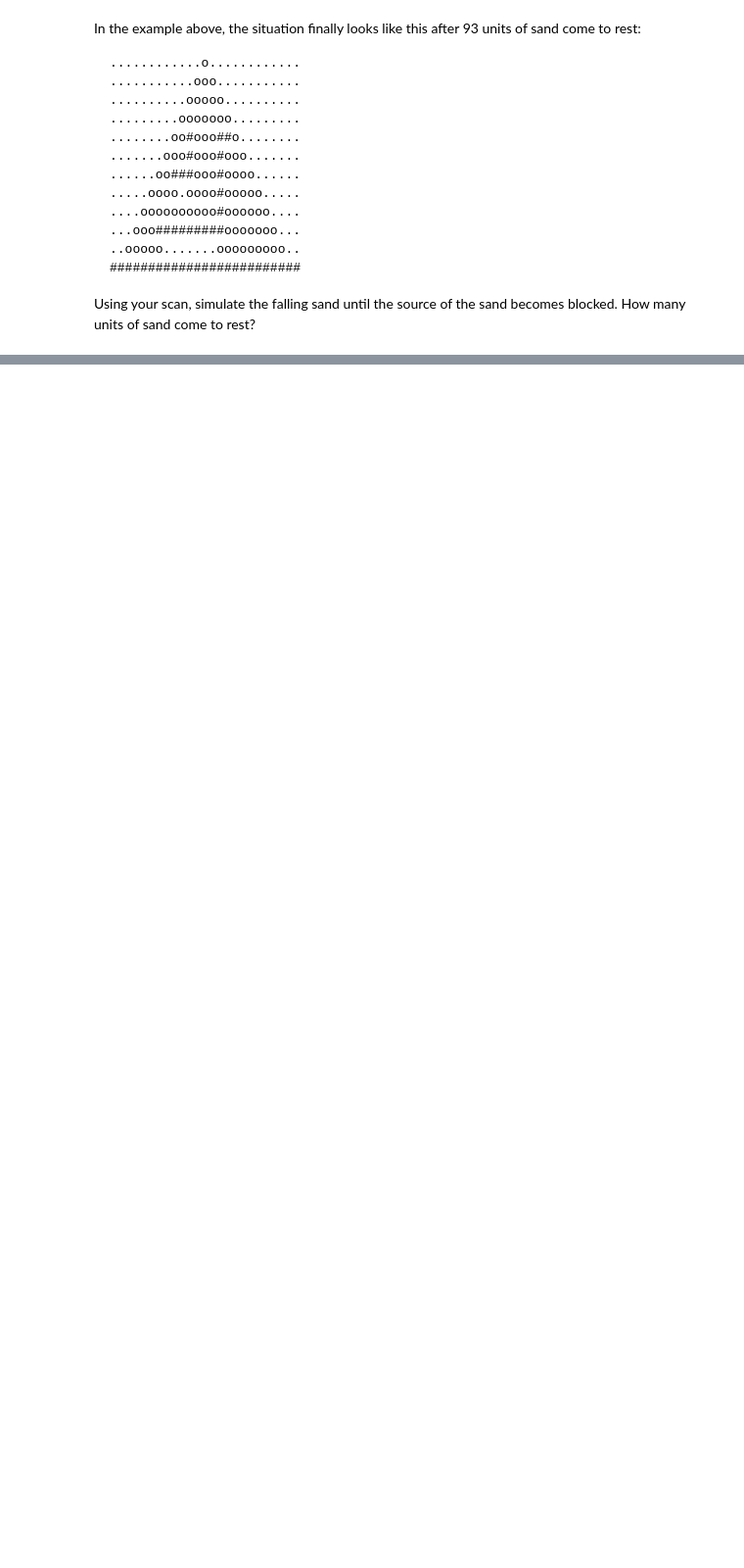
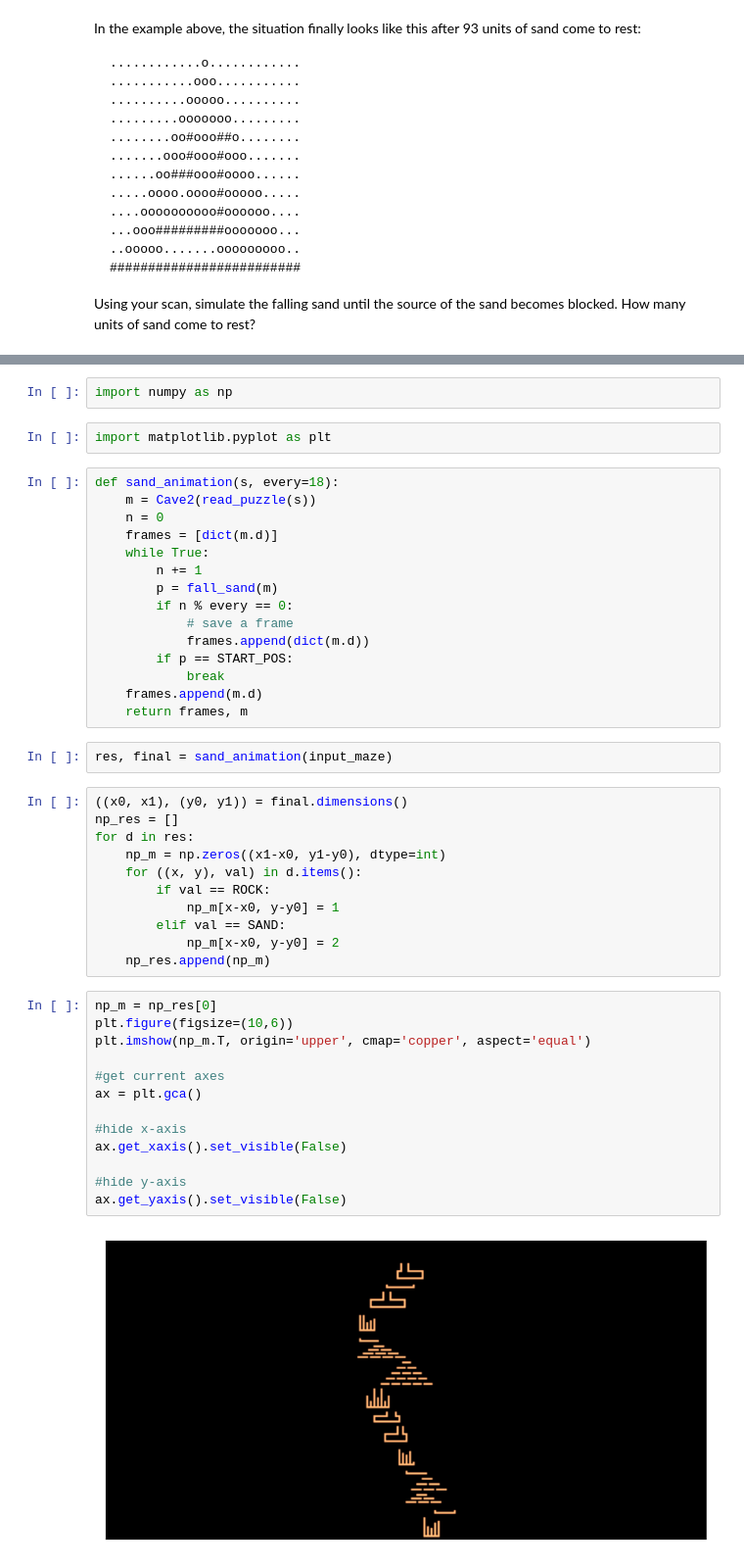
Before and after one commit to znswanderer/Advent-of-code-2022, a Jupyter notebook: day14/day14.ipynb, the cells around one changed output, grey strips where cells are left out. Shown: that part at 98% size. Drawn from its saved outputs; the diff is of its cells as text; blank space fills up the shorter version.

Commit message:
animation

```diff
--- a/day14/day14.ipynb
+++ b/day14/day14.ipynb
@@ -444,0 +435,47 @@ part2(input_maze)
+# %%
+import numpy as np
+# %%
+import matplotlib.pyplot as plt
+# %%
+def sand_animation(s, every=18):
+    m = Cave2(read_puzzle(s))
+    n = 0
+    frames = [dict(m.d)]
+    while True:
+        n += 1
+        p = fall_sand(m)
+        if n % every == 0:
+            # save a frame
+            frames.append(dict(m.d))
+        if p == START_POS:
+            break
+    frames.append(m.d)
+    return frames, m
+# %%
+res, final = sand_animation(input_maze)
+# %%
+((x0, x1), (y0, y1)) = final.dimensions()
+np_res = []
+for d in res:
+    np_m = np.zeros((x1-x0, y1-y0), dtype=int)
+    for ((x, y), val) in d.items():
+        if val == ROCK:
+            np_m[x-x0, y-y0] = 1
+        elif val == SAND:
+            np_m[x-x0, y-y0] = 2
+    np_res.append(np_m)
+# %%
+np_m = np_res[0]
+plt.figure(figsize=(10,6))
+plt.imshow(np_m.T, origin='upper', cmap='copper', aspect='equal')
+
+#get current axes
+ax = plt.gca()
+
+#hide x-axis
+ax.get_xaxis().set_visible(False)
+
+#hide y-axis
+ax.get_yaxis().set_visible(False)
+# %% [output]
+[figure, added]
```
Also changed, not shown: parts of 7 cells of this notebook, 1 other file.
